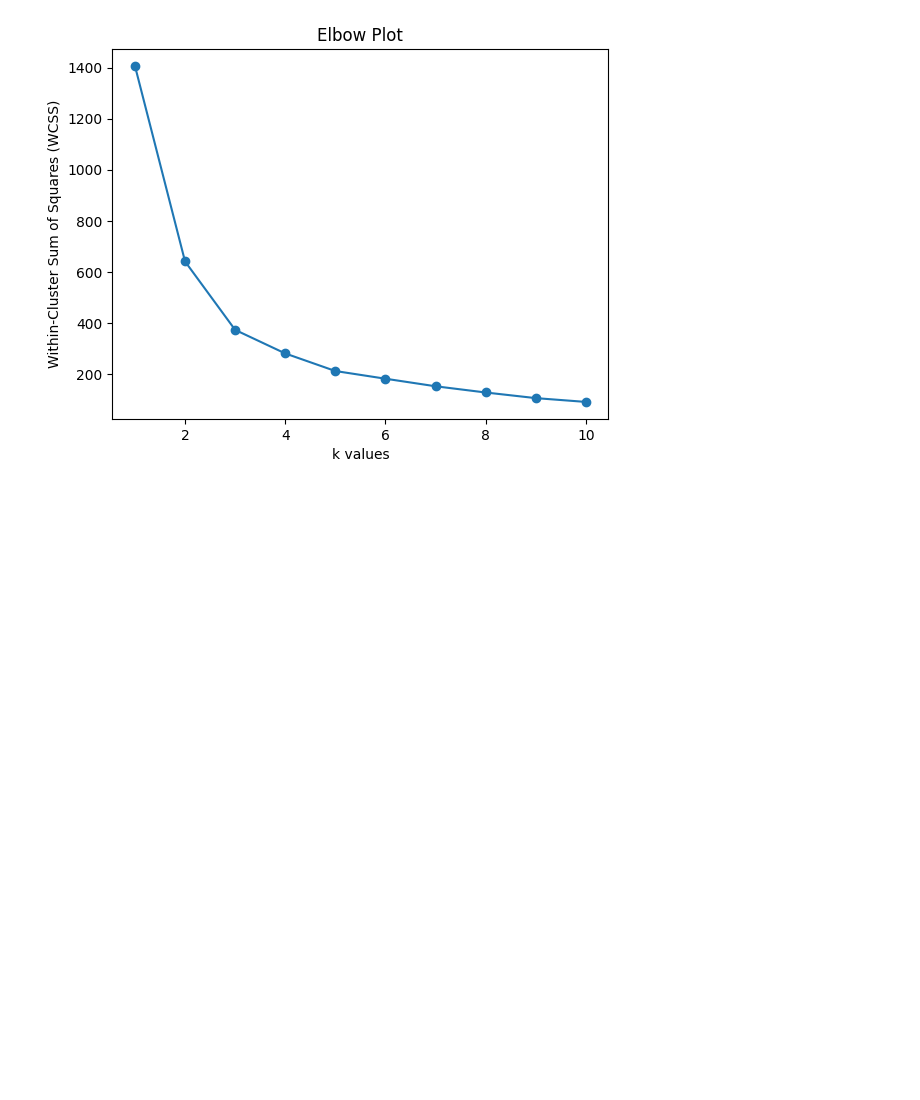
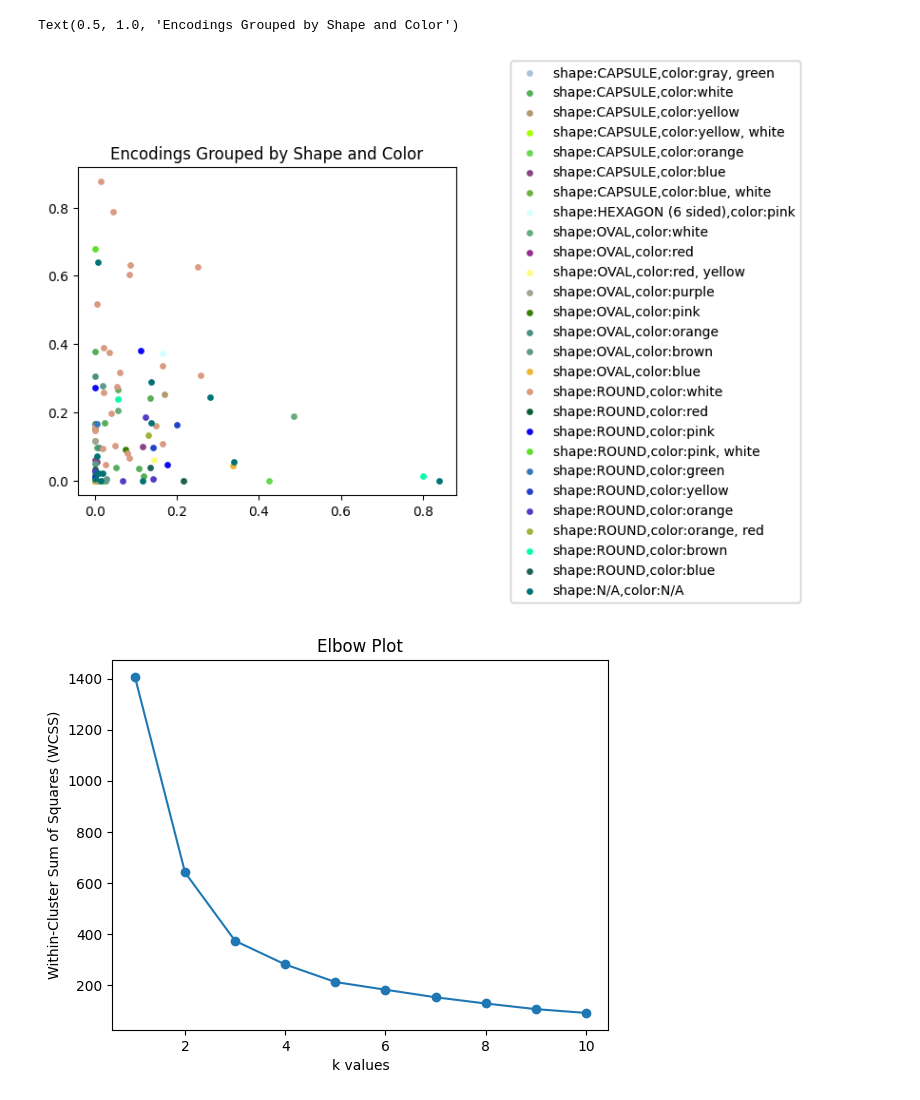
Before and after one commit to amandamarg/PillRecognition, a Jupyter notebook: k_means_clustering.ipynb, the cells around one changed output. Drawn from its saved outputs; the diff is of its cells as text; code cells hidden in the pictures; blank space fills up the shorter version.

```diff
--- a/k_means_clustering.ipynb
+++ b/k_means_clustering.ipynb
@@ -128,3 +148,29 @@ plt.close()
+# %%
+colors = list(mpl.colors.XKCD_COLORS.keys())
+fig,ax = plt.subplot_mosaic([['left', 'right']], layout='constrained', figsize=(8, 4), width_ratios=[5,.5])
+for i, group in enumerate(rand_sample.groupby(["SHAPE", "COLOR"], dropna=False)):
+    if pd.notna(group[0][0]):
+        shape = spl_terms.translateShapeCode(group[0][0])
+    else:
+        shape = "N/A"
+    if pd.notna(group[0][1]):
+        color = spl_terms.translateColorCode(group[0][1].split(";"))
+        if (isinstance(color, list)):
+            color = ", ".join(color)
+    else:
+        color = "N/A"
+    label = "shape:" + shape + ",color:" + color
+    data = np.stack(group[1]["encoding"].values)
+    ax['left'].scatter(data[:, 0], data[:, 1], c=colors[i], s=15, label=label)
+ax['right'].axis('off')
+legend = fig.legend(loc="outside right")
+ax['right'].add_artist(legend)
+ax['left'].set_title("Encodings Grouped by Shape and Color")
+# plt.savefig("./grouped_encodings_shape_color.png")
+# plt.close()
+# %% [output]
+Text(0.5, 1.0, 'Encodings Grouped by Shape and Color')
+[figure, added]
 # %%
 start_k = 1
 max_k = 10
```
Also changed, not shown: parts of 8 cells of this notebook.
